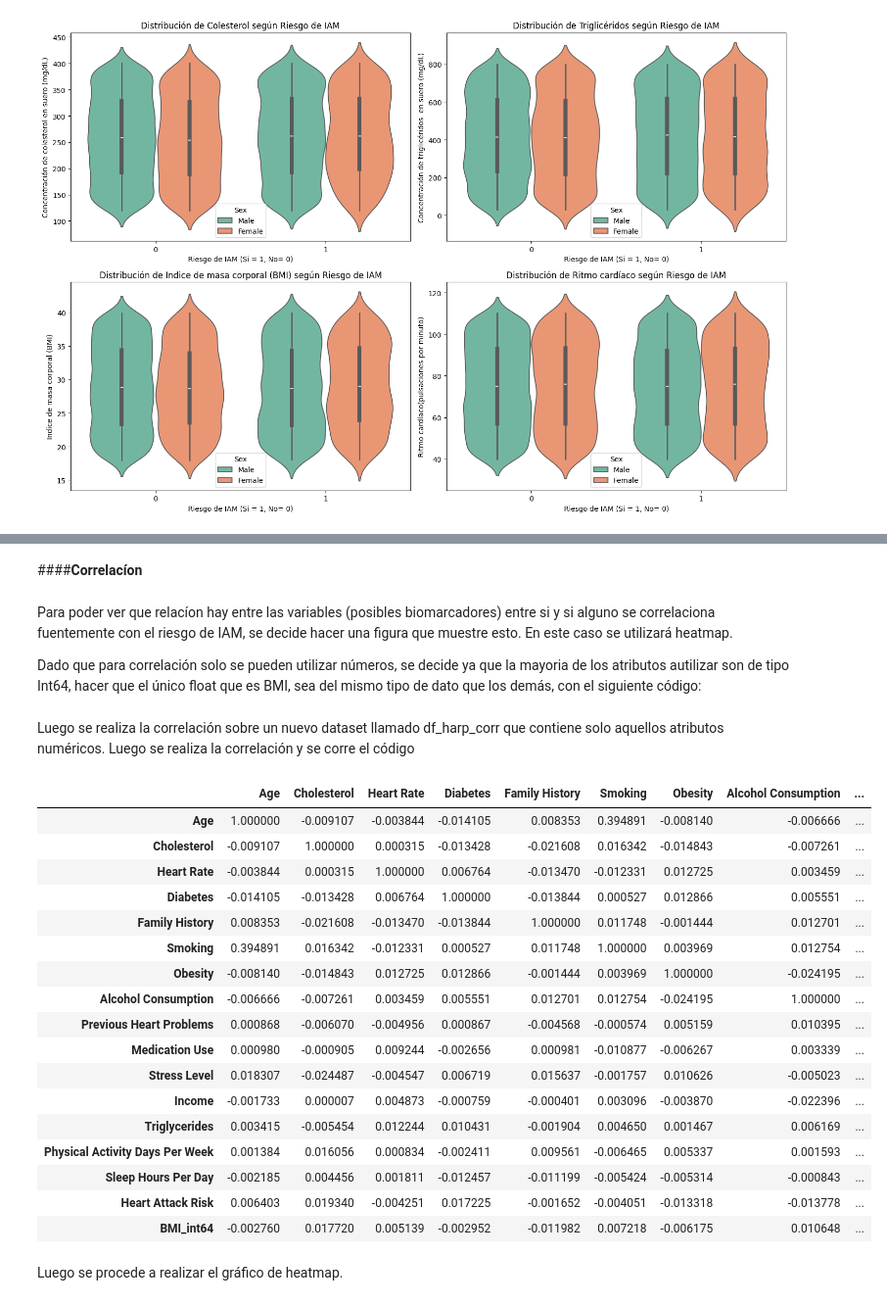
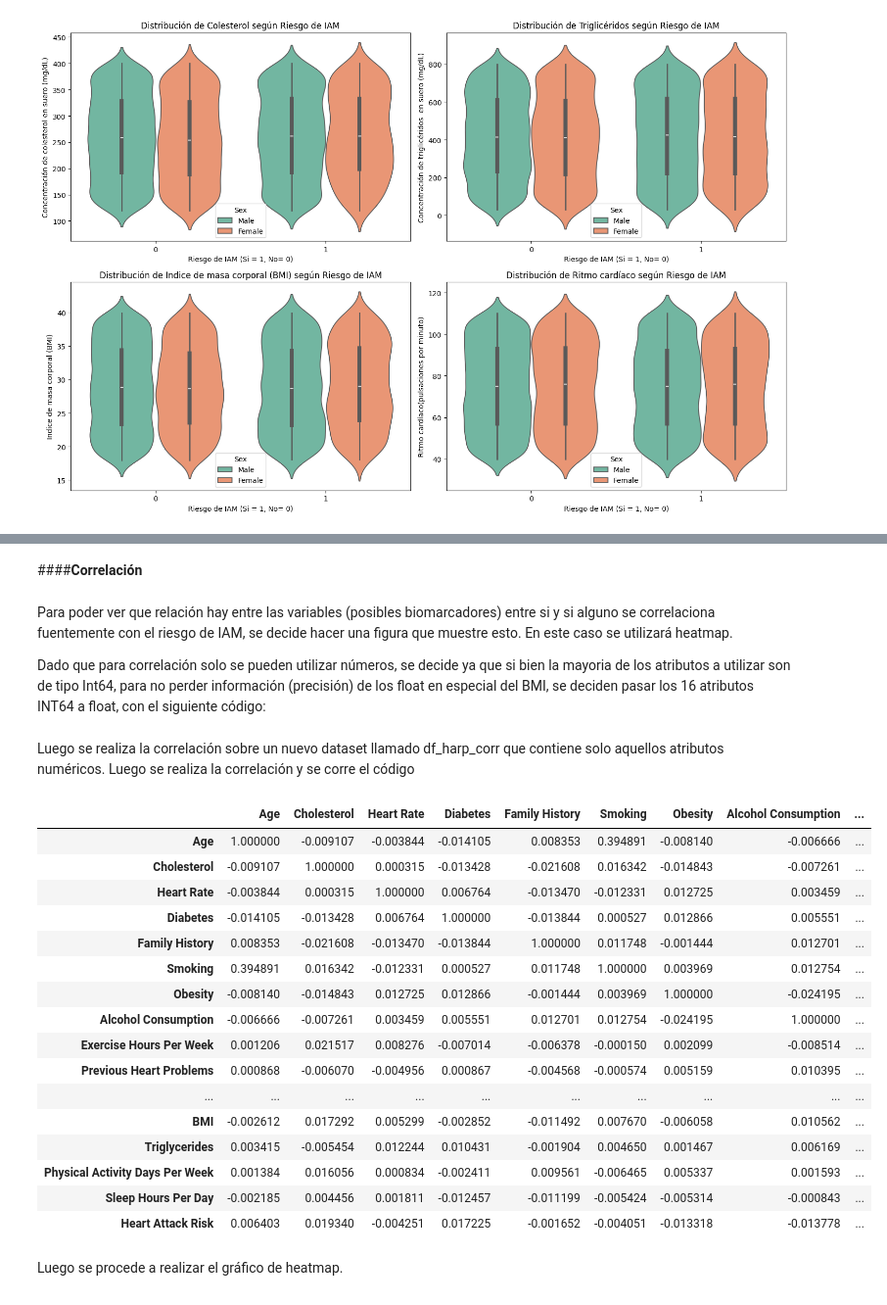
Before and after one commit to agus-astolfo/Data_Science_I, a Jupyter notebook: ProyectDS_ParteI_Astolfo.ipynb, the cells around one changed output, grey strips where cells are left out. Shown at 98% size. Saved outputs shown, nothing was run; the diff lists cells and outputs as text; code cells hidden in the pictures.

```diff
--- a/ProyectDS_ParteI_Astolfo.ipynb
+++ b/ProyectDS_ParteI_Astolfo.ipynb
@@ -37,5 +32,5 @@ Finalmente se procede a tener acceso al DS corriendo el siguiente código, el cu
 # %%
-url='/content/drive/MyDrive/Data Science-Coderhouse/Nivel I-Introduccion/DS-Elegidos/heart_attack_prediction_dataset.csv'
+url='https://raw.githubusercontent.com/agus-astolfo/Data_Science_I/refs/heads/main/heart_attack_prediction_dataset.csv'
 df_harp= pd.read_csv(url, sep=',')
 df_harp.head()
 # %% [output]
@@ -366,38 +361,39 @@ Se observa un distribución muy similar tanto para los pacientes femeninos y mac
 # %% [markdown]
-####**Correlacíon**
+####**Correlación**
 # %% [markdown]
-Para poder ver que relacíon hay entre las variables (posibles biomarcadores) entre si  y si alguno se correlaciona fuentemente con el riesgo de IAM, se decide hacer una figura que muestre esto. En este caso se utilizará heatmap.
+Para poder ver que relación hay entre las variables (posibles biomarcadores) entre si  y si alguno se correlaciona fuentemente con el riesgo de IAM, se decide hacer una figura que muestre esto. En este caso se utilizará heatmap.
 
-Dado que para correlación solo se pueden utilizar números, se decide ya que la mayoria de los atributos autilizar son de tipo Int64, hacer que el único float que es BMI, sea del mismo tipo de dato que los demás, con el siguiente código:
+Dado que para correlación solo se pueden utilizar números, se decide ya que si bien la mayoria de los atributos a utilizar son de tipo Int64, para no perder información (precisión) de los float en especial del BMI, se deciden pasar los 16 atributos INT64 a float, con el siguiente código:
-# %%
-df_harp['BMI_int64'] = df_harp['BMI'].astype('int64')
+# %%
+columns_to_convert = ['Age', 'Cholesterol', 'Heart Rate', 'Diabetes','Family History', 'Smoking', 'Obesity', 'Alcohol Consumption', 'Previous Heart Problems', 'Medication Use', 'Stress Level', 'Income', 'Triglycerides', 'Physical Activity Days Per Week', 'Sleep Hours Per Day', 'Heart Attack Risk']
+
+df_harp[columns_to_convert] = df_harp[columns_to_convert].astype(float)
 # %% [markdown]
 Luego se realiza la correlación sobre un nuevo dataset llamado df_harp_corr que contiene solo aquellos atributos numéricos. Luego se realiza la correlación y se corre el código
 # %%
-df_harp_corr = df_harp.select_dtypes(include=['int64'])
+df_harp_corr = df_harp.select_dtypes(include=['float'])
 
 correlation_matrix = df_harp_corr.corr()
 
 correlation_matrix
 # %% [output]
 |  | Age | Cholesterol | Heart Rate | Diabetes | Family History | Smoking | Obesity | Alcohol Consumption | ... |
 | Age | 1.000000 | -0.009107 | -0.003844 | -0.014105 | 0.008353 | 0.394891 | -0.008140 | -0.006666 | ... |
 | Cholesterol | -0.009107 | 1.000000 | 0.000315 | -0.013428 | -0.021608 | 0.016342 | -0.014843 | -0.007261 | ... |
 | Heart Rate | -0.003844 | 0.000315 | 1.000000 | 0.006764 | -0.013470 | -0.012331 | 0.012725 | 0.003459 | ... |
 | Diabetes | -0.014105 | -0.013428 | 0.006764 | 1.000000 | -0.013844 | 0.000527 | 0.012866 | 0.005551 | ... |
 | Family History | 0.008353 | -0.021608 | -0.013470 | -0.013844 | 1.000000 | 0.011748 | -0.001444 | 0.012701 | ... |
 | Smoking | 0.394891 | 0.016342 | -0.012331 | 0.000527 | 0.011748 | 1.000000 | 0.003969 | 0.012754 | ... |
 | Obesity | -0.008140 | -0.014843 | 0.012725 | 0.012866 | -0.001444 | 0.003969 | 1.000000 | -0.024195 | ... |
 | Alcohol Consumption | -0.006666 | -0.007261 | 0.003459 | 0.005551 | 0.012701 | 0.012754 | -0.024195 | 1.000000 | ... |
+| Exercise Hours Per Week | 0.001206 | 0.021517 | 0.008276 | -0.007014 | -0.006378 | -0.000150 | 0.002099 | -0.008514 | ... |
 | Previous Heart Problems | 0.000868 | -0.006070 | -0.004956 | 0.000867 | -0.004568 | -0.000574 | 0.005159 | 0.010395 | ... |
-| Medication Use | 0.000980 | -0.000905 | 0.009244 | -0.002656 | 0.000981 | -0.010877 | -0.006267 | 0.003339 | ... |
-| Stress Level | 0.018307 | -0.024487 | -0.004547 | 0.006719 | 0.015637 | -0.001757 | 0.010626 | -0.005023 | ... |
-| Income | -0.001733 | 0.000007 | 0.004873 | -0.000759 | -0.000401 | 0.003096 | -0.003870 | -0.022396 | ... |
+| ... | ... | ... | ... | ... | ... | ... | ... | ... | ... |
+| BMI | -0.002612 | 0.017292 | 0.005299 | -0.002852 | -0.011492 | 0.007670 | -0.006058 | 0.010562 | ... |
 | Triglycerides | 0.003415 | -0.005454 | 0.012244 | 0.010431 | -0.001904 | 0.004650 | 0.001467 | 0.006169 | ... |
 | Physical Activity Days Per Week | 0.001384 | 0.016056 | 0.000834 | -0.002411 | 0.009561 | -0.006465 | 0.005337 | 0.001593 | ... |
 | Sleep Hours Per Day | -0.002185 | 0.004456 | 0.001811 | -0.012457 | -0.011199 | -0.005424 | -0.005314 | -0.000843 | ... |
 | Heart Attack Risk | 0.006403 | 0.019340 | -0.004251 | 0.017225 | -0.001652 | -0.004051 | -0.013318 | -0.013778 | ... |
-| BMI_int64 | -0.002760 | 0.017720 | 0.005139 | -0.002952 | -0.011982 | 0.007218 | -0.006175 | 0.010648 | ... |
 # %% [markdown]
 Luego se procede a realizar el gráfico de heatmap.
 # %%
```
Also changed, not shown: parts of 20 cells of this notebook.
